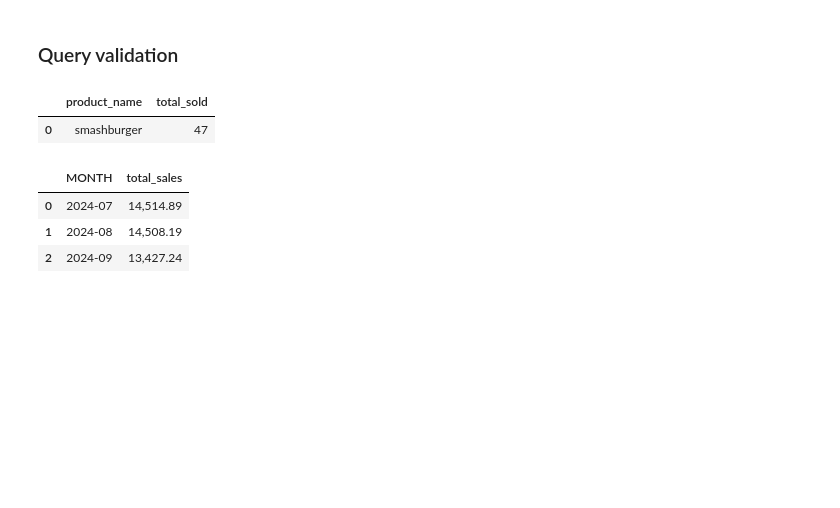
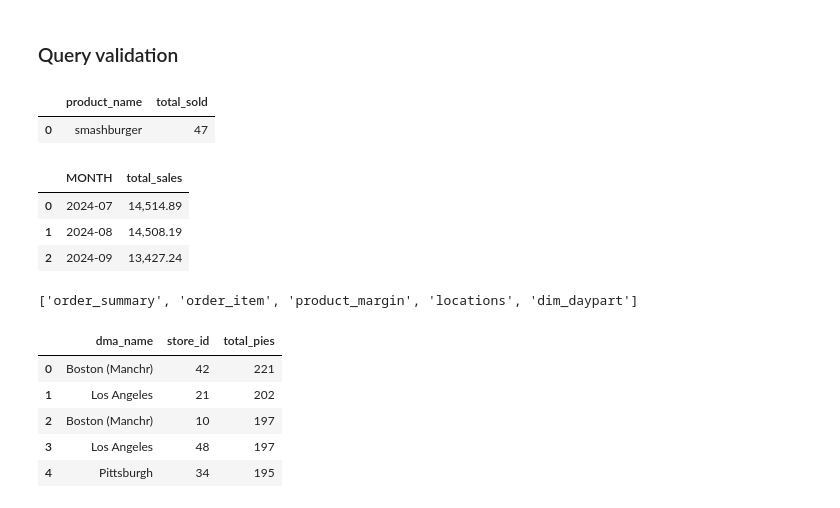
Before and after one commit to gojandrooo/insights-on-demand-demo, a Jupyter notebook: nb03_db_query.ipynb, the cells around one changed output. Drawn from its saved outputs; the diff is of its cells as text; code cells hidden in the pictures; blank space fills up the shorter version.

```diff
--- a/nb03_db_query.ipynb
+++ b/nb03_db_query.ipynb
@@ -975,3 +816,38 @@ result
 | 0 | 2024-07 | 14,514.89 |
 | 1 | 2024-08 | 14,508.19 |
 | 2 | 2024-09 | 13,427.24 |
+# %%
+table_names
+# %% [output]
+['order_summary', 'order_item', 'product_margin', 'locations', 'dim_daypart']
+# %%
+# What are the top 5 stores for most pies sold in July 2024?
+query = """
+SELECT
+locations.dma_name,
+locations.store_id,
+SUM(order_item.product_quantity) AS total_pies
+
+FROM order_item
+JOIN product_margin ON order_item.product_id = product_margin.product_id
+JOIN order_summary ON order_item.transaction_id = order_summary.transaction_id
+JOIN locations ON order_summary.store_id = locations.store_id
+
+WHERE product_margin.sub_category = 'pie'
+AND order_summary.date BETWEEN '2024-07-01' AND '2024-07-31'
+
+GROUP BY locations.dma_name, locations.store_id
+ORDER BY total_pies DESC
+LIMIT 5;
+"""
+
+# Execute the query
+result = execute_query(query)
+result
+# %% [output]
+|  | dma_name | store_id | total_pies |
+| 0 | Boston (Manchr) | 42 | 221 |
+| 1 | Los Angeles | 21 | 202 |
+| 2 | Boston (Manchr) | 10 | 197 |
+| 3 | Los Angeles | 48 | 197 |
+| 4 | Pittsburgh | 34 | 195 |
```
Also changed, not shown: parts of 20 cells of this notebook, 1 other file.
